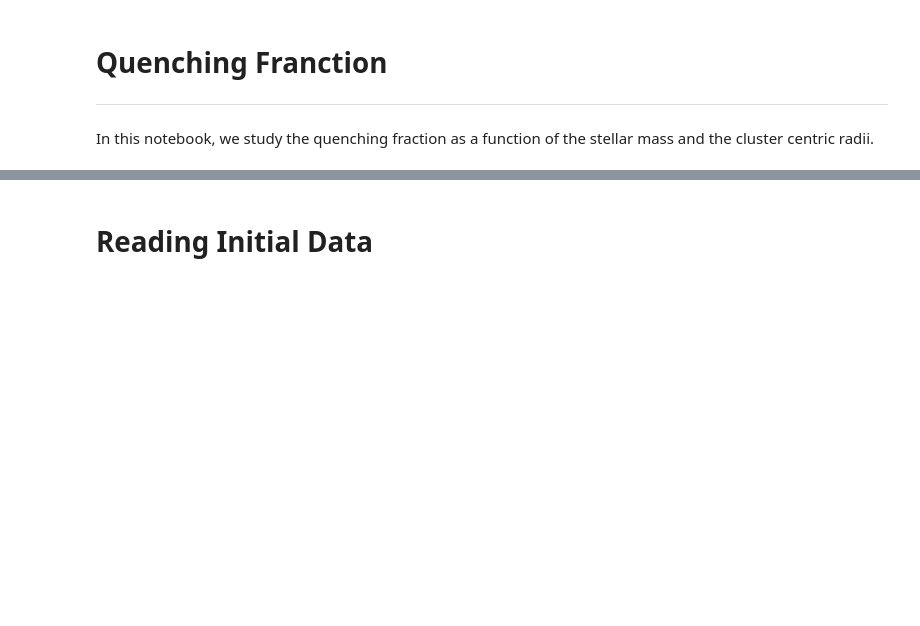
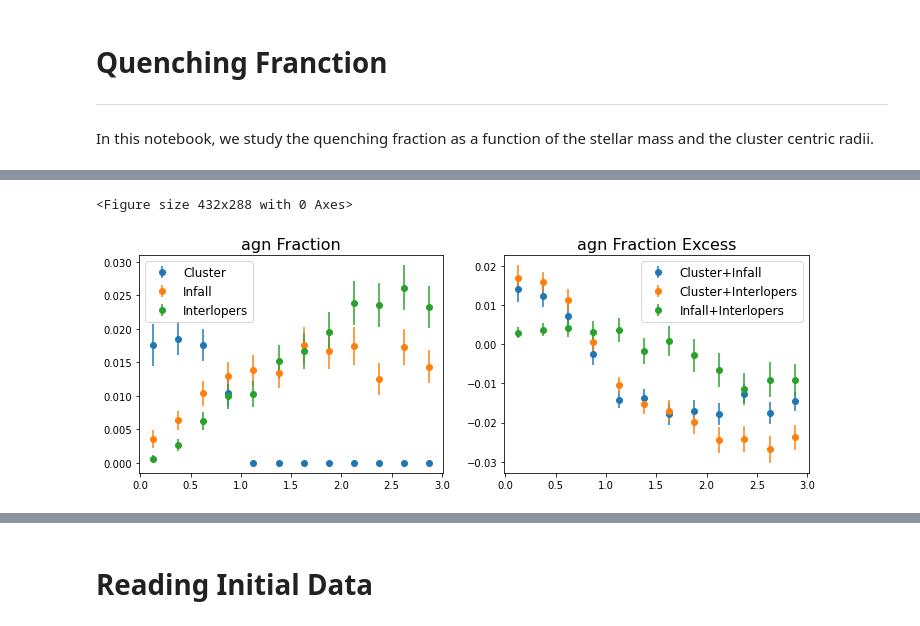
Before and after one commit to estevesjh/galaxyFormation, a Jupyter notebook: notebooks/QuenchingFractionExcess.ipynb, the cells around one changed output, grey strips where cells are left out. Saved outputs shown, nothing was run; the diff lists cells and outputs as text; code cells hidden in the pictures; blank space fills up the shorter version.

```diff
--- a/notebooks/QuenchingFractionExcess.ipynb
+++ b/notebooks/QuenchingFractionExcess.ipynb
@@ -11,0 +58,5 @@ import astropy.io.ascii as at
+# %%
+plot_fraction_pannel('radii','agn')
+# %% [output]
+<Figure size 432x288 with 0 Axes>
+[figure, added]
```
Also changed, not shown: parts of 12 cells of this notebook, 39 other files.
